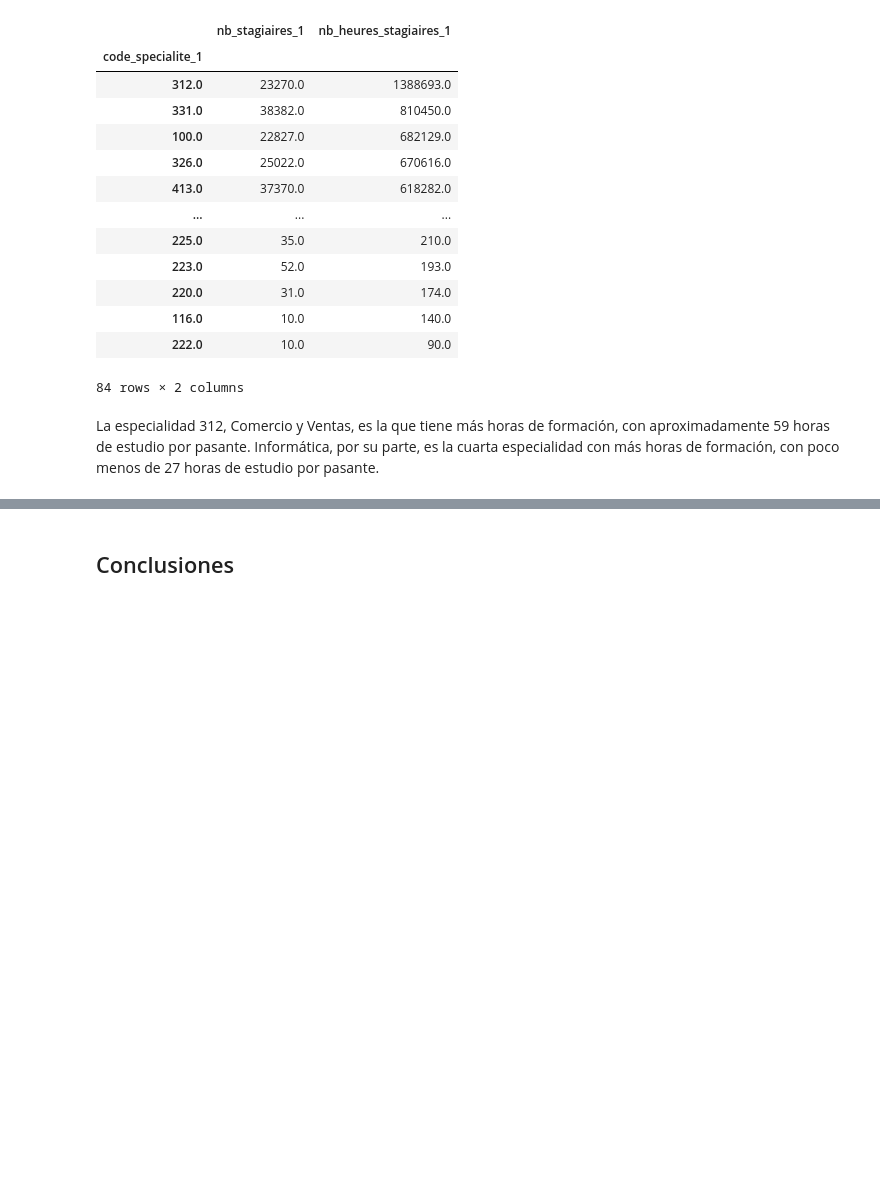
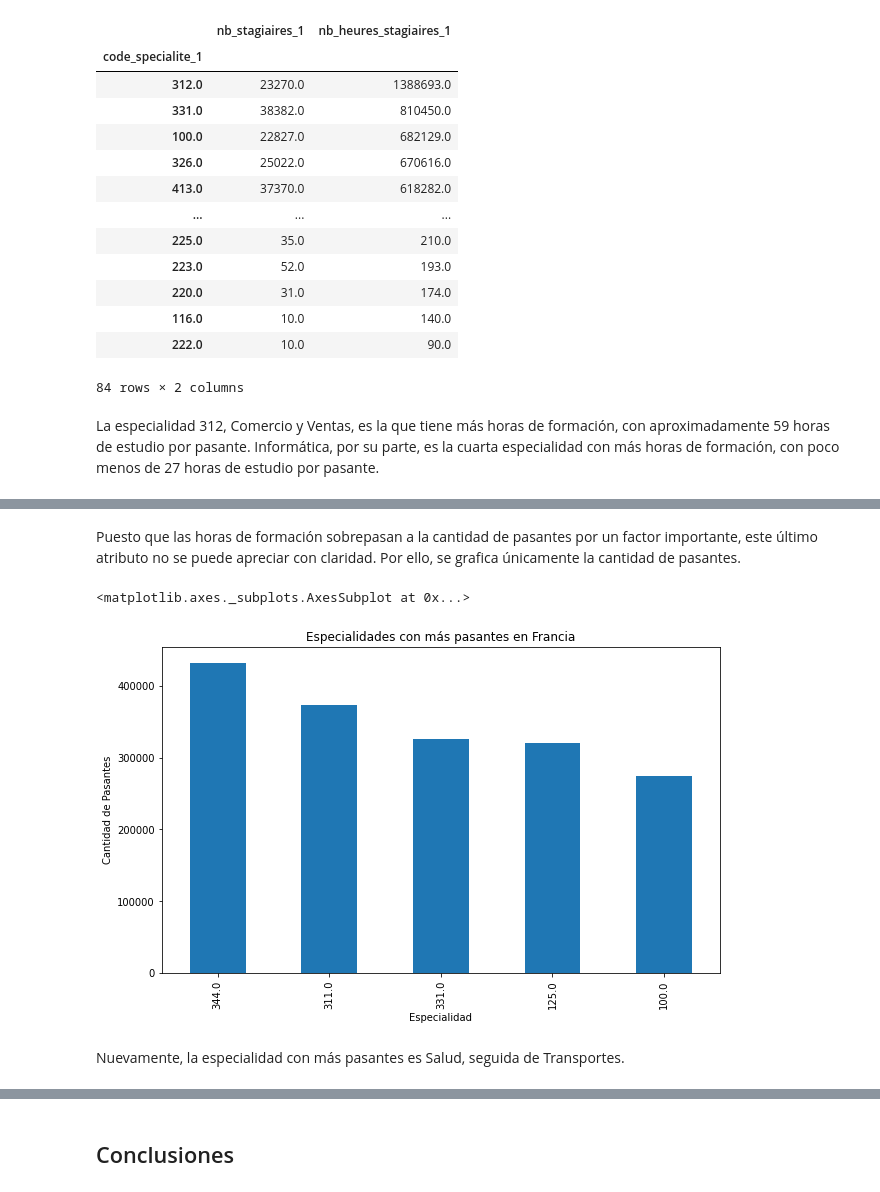
Before and after one commit to esteban062000/Big-Data-II-2021, a Jupyter notebook: tareas/tarea_1/4.EDA_tarea_1.ipynb, the cells around one changed output, grey strips where cells are left out. Saved outputs shown, nothing was run; the diff lists cells and outputs as text; code cells hidden in the pictures; blank space fills up the shorter version.

```diff
--- a/tareas/tarea_1/4.EDA_tarea_1.ipynb
+++ b/tareas/tarea_1/4.EDA_tarea_1.ipynb
@@ -267,0 +284,10 @@ La especialidad 312, Comercio y Ventas, es la que tiene más horas de formación
+# %% [markdown]
+Puesto que las horas de formación sobrepasan a la cantidad de pasantes por un factor importante, este último atributo no se puede apreciar con claridad. Por ello, se grafica únicamente la cantidad de pasantes.
+# %%
+sumBySpeciality1OnlyStagiaires = data.groupby('code_specialite_1')['nb_stagiaires_1'].agg('sum')
+sumBySpeciality1OnlyStagiaires.sort_values(ascending=False).head().plot(kind='bar',figsize=(10,6), xlabel = "Especialidad", ylabel = "Cantidad de Pasantes", title = "Especialidades con más pasantes en Francia")
+# %% [output]
+<matplotlib.axes._subplots.AxesSubplot at 0x...>
+[figure, added]
+# %% [markdown]
+Nuevamente, la especialidad con más pasantes es Salud, seguida de Transportes.
```
Also changed, not shown: parts of 10 cells of this notebook.
